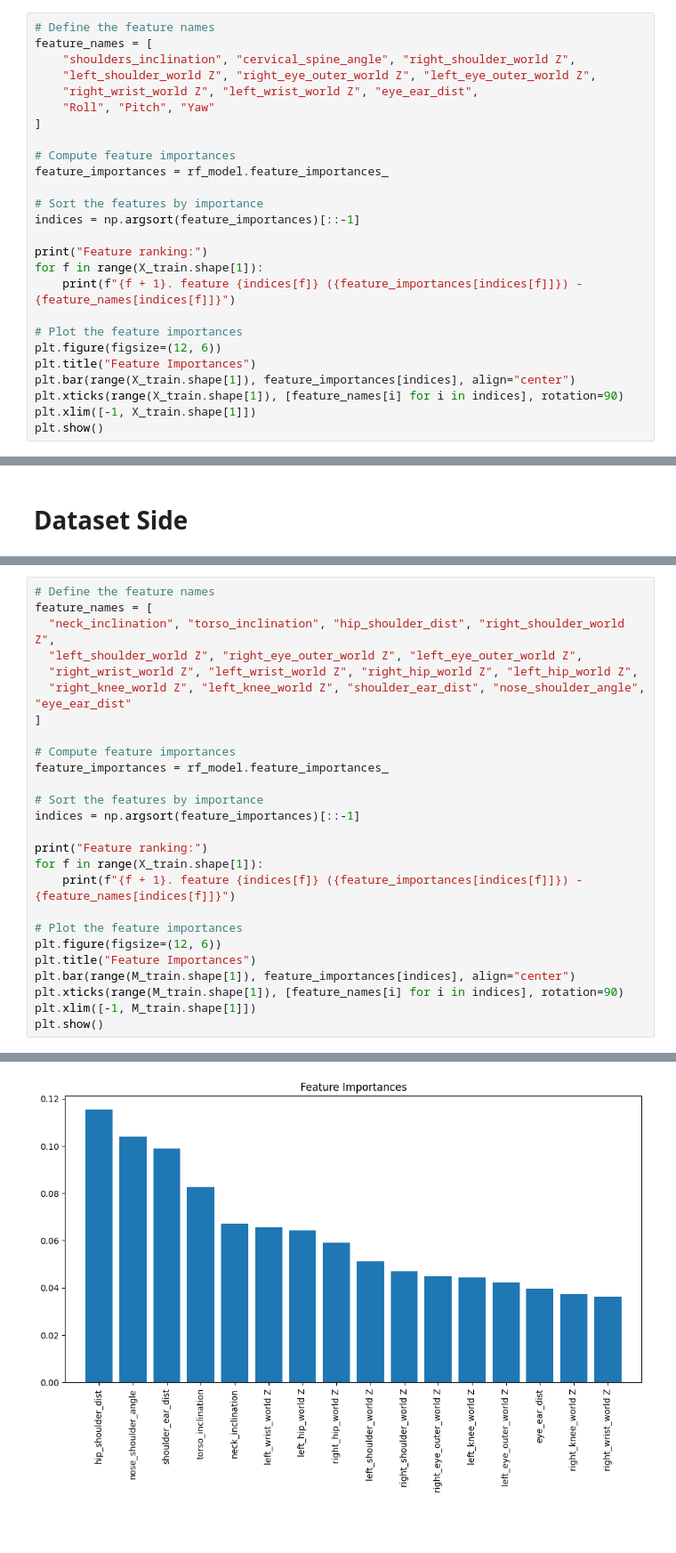
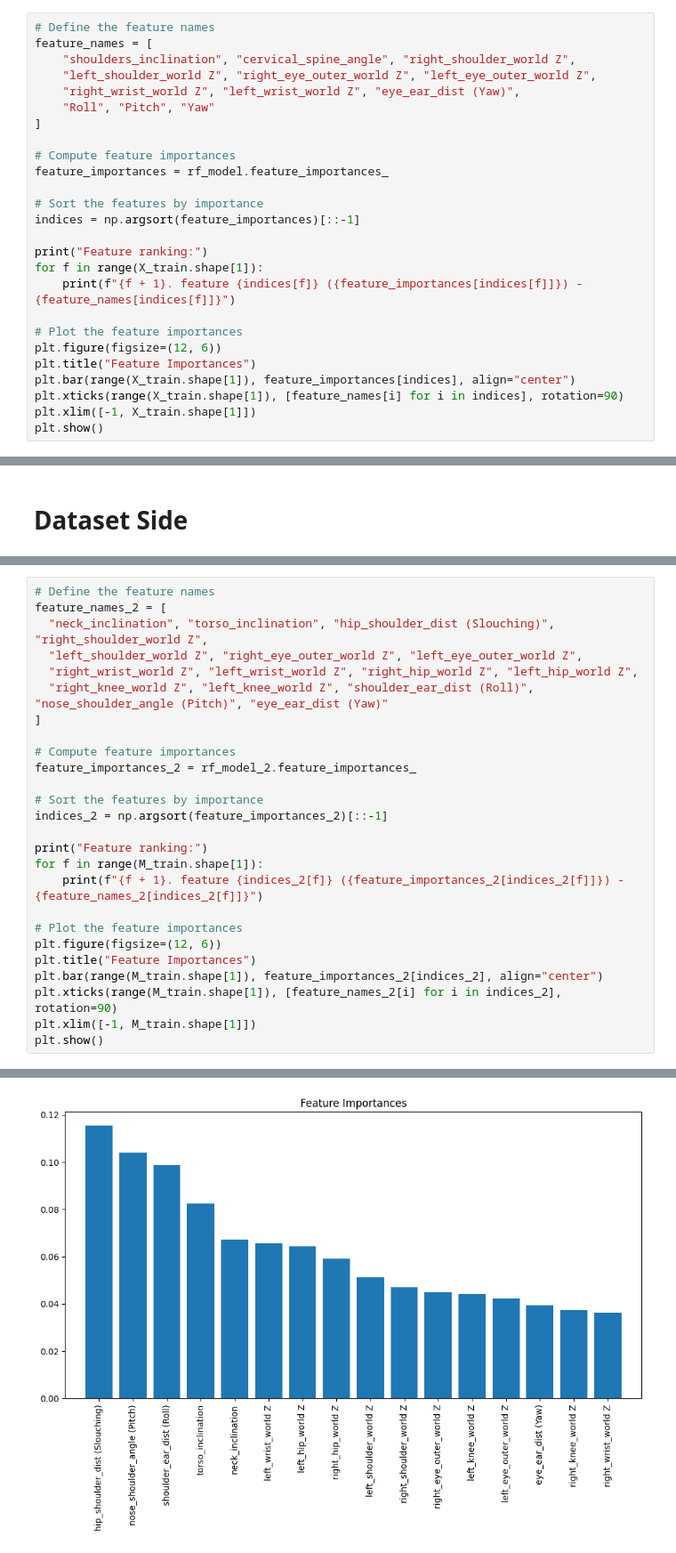
Before and after one commit to FucsikovaTereza/Research_Project, a Jupyter notebook: Random_forest.ipynb, the cells around one changed output, grey strips where cells are left out. Shown at 89% size. Cells and saved outputs as stored; diff of their text form; blank space fills up the shorter version.

```diff
--- a/Random_forest.ipynb
+++ b/Random_forest.ipynb
@@ -108,7 +108,7 @@ Test Accuracy: 0.9911858974358975
 feature_names = [
     "shoulders_inclination", "cervical_spine_angle", "right_shoulder_world Z",
     "left_shoulder_world Z", "right_eye_outer_world Z", "left_eye_outer_world Z",
-    "right_wrist_world Z", "left_wrist_world Z", "eye_ear_dist",
+    "right_wrist_world Z", "left_wrist_world Z", "eye_ear_dist (Yaw)",
     "Roll", "Pitch", "Yaw"
 ]
 
@@ -343,28 +370,28 @@ Validation Accuracy: 0.999732905982906
 Test Accuracy: 0.999465811965812
 # %%
 # Define the feature names
-feature_names = [
-  "neck_inclination", "torso_inclination", "hip_shoulder_dist", "right_shoulder_world Z",
+feature_names_2 = [
+  "neck_inclination", "torso_inclination", "hip_shoulder_dist (Slouching)", "right_shoulder_world Z",
   "left_shoulder_world Z", "right_eye_outer_world Z", "left_eye_outer_world Z",
   "right_wrist_world Z", "left_wrist_world Z", "right_hip_world Z", "left_hip_world Z",
-  "right_knee_world Z", "left_knee_world Z", "shoulder_ear_dist", "nose_shoulder_angle", "eye_ear_dist"
+  "right_knee_world Z", "left_knee_world Z", "shoulder_ear_dist (Roll)", "nose_shoulder_angle (Pitch)", "eye_ear_dist (Yaw)"
 ]
 
 # Compute feature importances
-feature_importances = rf_model.feature_importances_
+feature_importances_2 = rf_model_2.feature_importances_
 
 # Sort the features by importance
-indices = np.argsort(feature_importances)[::-1]
+indices_2 = np.argsort(feature_importances_2)[::-1]
 
 print("Feature ranking:")
-for f in range(X_train.shape[1]):
-    print(f"{f + 1}. feature {indices[f]} ({feature_importances[indices[f]]}) - {feature_names[indices[f]]}")
+for f in range(M_train.shape[1]):
+    print(f"{f + 1}. feature {indices_2[f]} ({feature_importances_2[indices_2[f]]}) - {feature_names_2[indices_2[f]]}")
 
 # Plot the feature importances
 plt.figure(figsize=(12, 6))
 plt.title("Feature Importances")
-plt.bar(range(M_train.shape[1]), feature_importances[indices], align="center")
-plt.xticks(range(M_train.shape[1]), [feature_names[i] for i in indices], rotation=90)
+plt.bar(range(M_train.shape[1]), feature_importances_2[indices_2], align="center")
+plt.xticks(range(M_train.shape[1]), [feature_names_2[i] for i in indices_2], rotation=90)
 plt.xlim([-1, M_train.shape[1]])
 plt.show()
 # %% [output]
@@ -384 +415 @@ Feature ranking:
-[figure, old version]
+[figure, new version]
```
Also changed, not shown: parts of 7 cells of this notebook.
